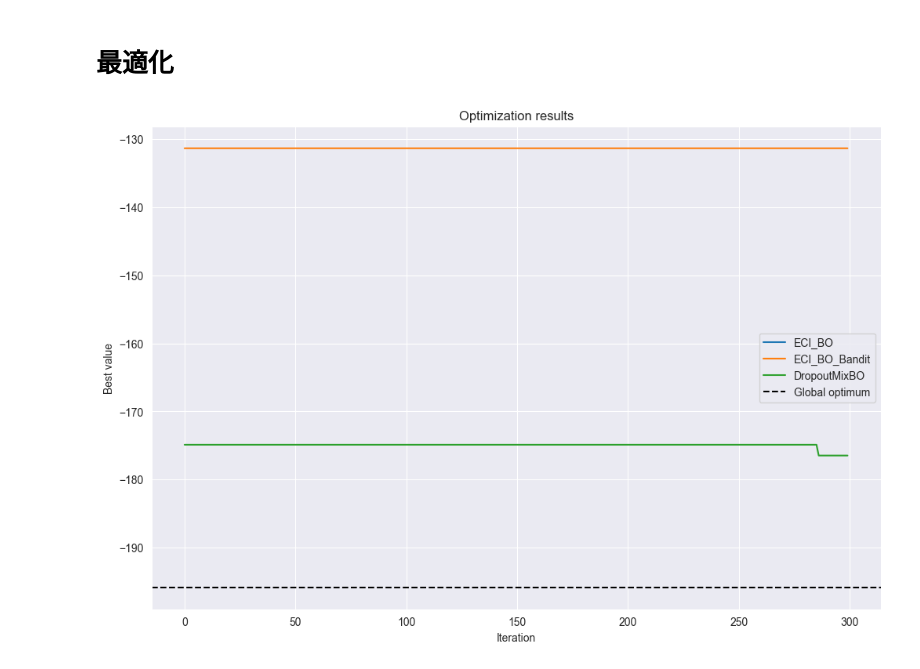
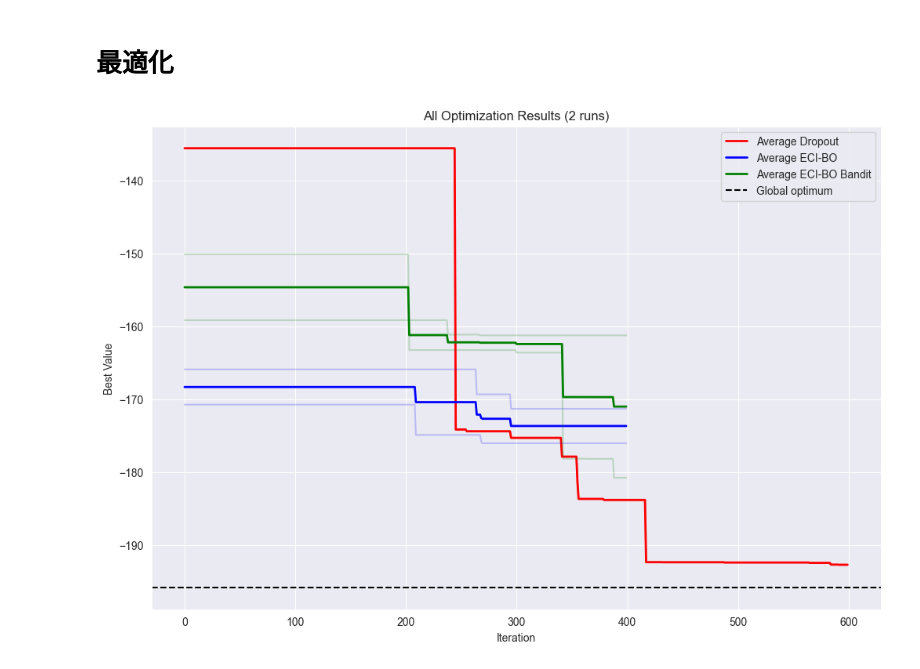
Before and after one commit to nomuyu00/baysian_optimization, a Jupyter notebook: ECI_bayesian.ipynb, the cells around one changed output. Drawn from its saved outputs; the diff is of its cells as text; code cells hidden in the pictures.

```diff
--- a/ECI_bayesian.ipynb
+++ b/ECI_bayesian.ipynb
@@ -603,23 +604,40 @@ dim = 100
 active_dim = 5
 bounds = torch.tensor([[-5.0] * dim, [5.0] * dim])
 n_initial = 200
-n_iter = 300
+n_iter = 400
+n_runs = 2
 # %%
 dropout_bo_copy = DropoutMixBO(dim, active_dim, bounds, n_initial, n_iter, styblinski_tang, dropout_prob=0.0)
 eci_bo = ECI_BO(styblinski_tang, bounds, n_initial, n_iter, dim)
 eci_bo_bandit = ECI_BO_Bandit(styblinski_tang, bounds, n_initial, n_iter, dim)
 full_bandit = DropoutMixEST1BO(dim, active_dim, bounds, n_initial, styblinski_tang, dropout_prob=0.0)
+# %%
+dropout_bo_copy_history = []
+eci_bo_history = []
+eci_bo_bandit_history = []
 # %%
 try:
   with tqdm.notebook.tqdm(total=100, bar_format=TQDM_BAR_FORMAT) as pbar:
     with io.capture_output() as captured:
       #best_x_dropout, best_f_dropout = dropout_bo_copy.optimize()
       pbar.update(20)
-      dropout_copy_best_x , dropout_copy_best_f = dropout_bo_copy.optimize()
+      for run in range(n_runs):
+          print(f"Run {run + 1}/{n_runs}")
+          best_x, best_f = dropout_bo_copy.optimize()
+          dropout_bo_copy_history.append(dropout_bo_copy.eval_history)
+      dropout_bo_copy_average_history = np.mean(dropout_bo_copy_history, axis=0)
       pbar.update(20)
-      #best_x, best_f = eci_bo.optimize()
+      for run in range(n_runs):
+        print(f"Run {run + 1}/{n_runs}")
+        best_x, best_f = eci_bo.optimize()
+        eci_bo_history.append(eci_bo.eval_history)
+      eci_bo_hisotry_average = np.mean(eci_bo_history, axis=0)
       pbar.update(10)
-      best_x_bandit, best_f_bandit = eci_bo_bandit.optimize()
+      for run in range(n_runs):
+        print(f"Run {run + 1}/{n_runs}")
+        best_x, best_f = eci_bo_bandit.optimize()
+        eci_bo_bandit_history.append(eci_bo_bandit.eval_history)
+      eci_bo_bandit_history_average = np.mean(eci_bo_bandit_history, axis=0)
       pbar.update(10)
       #dropout_bandit_est1_best_x, dropout_bandit_est1_best_f = full_bandit.optimize(n_iter)
       pbar.update(20)
@@ -631,16 +649,21 @@ except subprocess.CalledProcessError:
   raise
 # %%
 plt.figure(figsize=(12, 8))
-plt.plot(eci_bo.eval_history, label="ECI_BO")
-plt.plot(eci_bo_bandit.eval_history, label="ECI_BO_Bandit")
-plt.plot(dropout_bo_copy.eval_history, label="DropoutMixBO")
-#plt.plot(full_bandit.eval_history, label="fullBandit")
+plt.plot(dropout_bo_copy_average_history, label="Average Dropout", color='red', linewidth=2)
+for history in dropout_bo_copy_history:
+    plt.plot(history, color='red', alpha=0.2)
+plt.plot(eci_bo_hisotry_average, label="Average ECI-BO", color='blue', linewidth=2)
+for history in eci_bo_history:
+    plt.plot(history, color='blue', alpha=0.2)
+plt.plot(eci_bo_bandit_history_average, label="Average ECI-BO Bandit", color='green', linewidth=2)
+for history in eci_bo_bandit_history:
+    plt.plot(history, color='green', alpha=0.2)
 plt.axhline(global_optimum, color="black", linestyle="--", label="Global optimum")
 plt.xlabel("Iteration")
-plt.ylabel("Best value")
-plt.title("Optimization results")
+plt.ylabel("Best Value")
+plt.title(f"All Optimization Results ({n_runs} runs)")
 plt.legend()
 plt.grid(True)
 plt.show()
 # %% [output]
-[figure, old version]
+[figure, new version]
```
Also changed, not shown: parts of 2 cells of this notebook.
